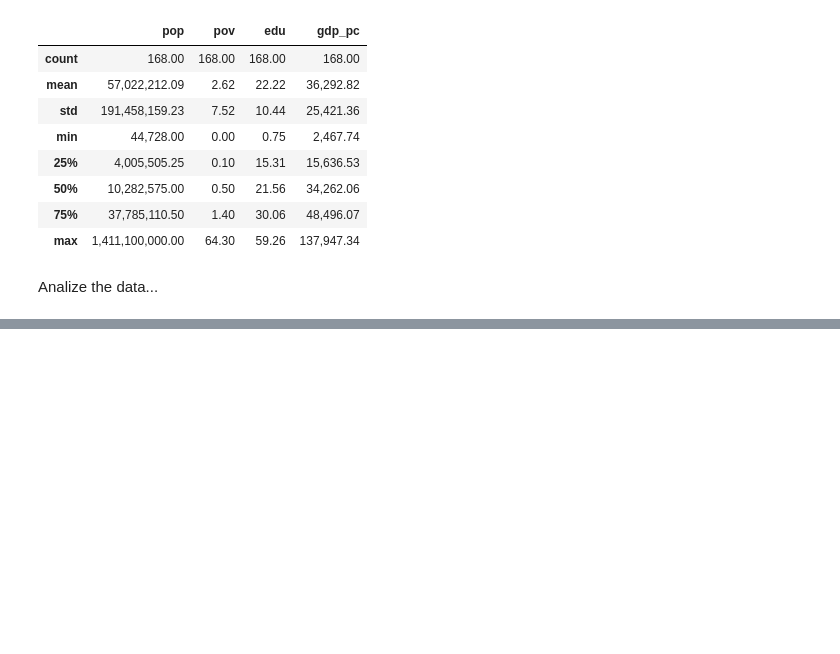
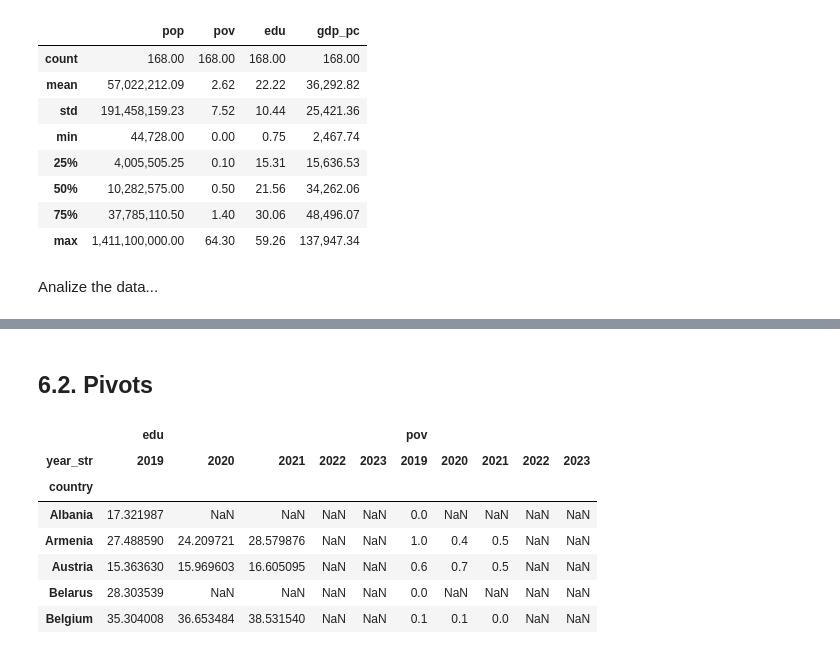
Before and after one commit to FintradeLab/CinC24_2, a Jupyter notebook: 04_Dataframe.ipynb, the cells around one changed output, grey strips where cells are left out. Saved outputs shown, nothing was run; the diff lists cells and outputs as text; code cells hidden in the pictures; blank space fills up the shorter version.

```diff
--- a/04_Dataframe.ipynb
+++ b/04_Dataframe.ipynb
@@ -257,0 +294,20 @@ Analize the data...
+# %% [markdown]
+## 6.2. Pivots
+# %%
+pivot_table = pd.pivot_table(
+    d2,
+    values=['pov', 'edu'],  # Analyze both poverty and education
+    index='country',  # Group by country
+    columns='year_str',  # Separate by year as string
+    aggfunc='mean'  # Calculate the average
+)
+pivot_table.head()
+# %% [output]
+|  | edu |  |  |  |  | pov |  |  |  |  |
+| year_str | 2019 | 2020 | 2021 | 2022 | 2023 | 2019 | 2020 | 2021 | 2022 | 2023 |
+| country |  |  |  |  |  |  |  |  |  |  |
+| Albania | 17.321987 | NaN | NaN | NaN | NaN | 0.0 | NaN | NaN | NaN | NaN |
+| Armenia | 27.488590 | 24.209721 | 28.579876 | NaN | NaN | 1.0 | 0.4 | 0.5 | NaN | NaN |
+| Austria | 15.363630 | 15.969603 | 16.605095 | NaN | NaN | 0.6 | 0.7 | 0.5 | NaN | NaN |
+| Belarus | 28.303539 | NaN | NaN | NaN | NaN | 0.0 | NaN | NaN | NaN | NaN |
+| Belgium | 35.304008 | 36.653484 | 38.531540 | NaN | NaN | 0.1 | 0.1 | 0.0 | NaN | NaN |
```
Also changed, not shown: parts of 8 cells of this notebook.
